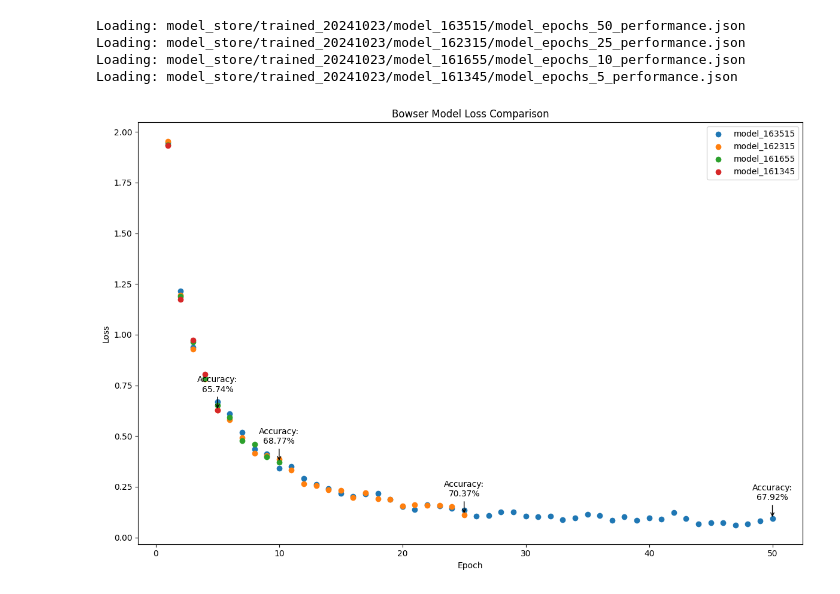
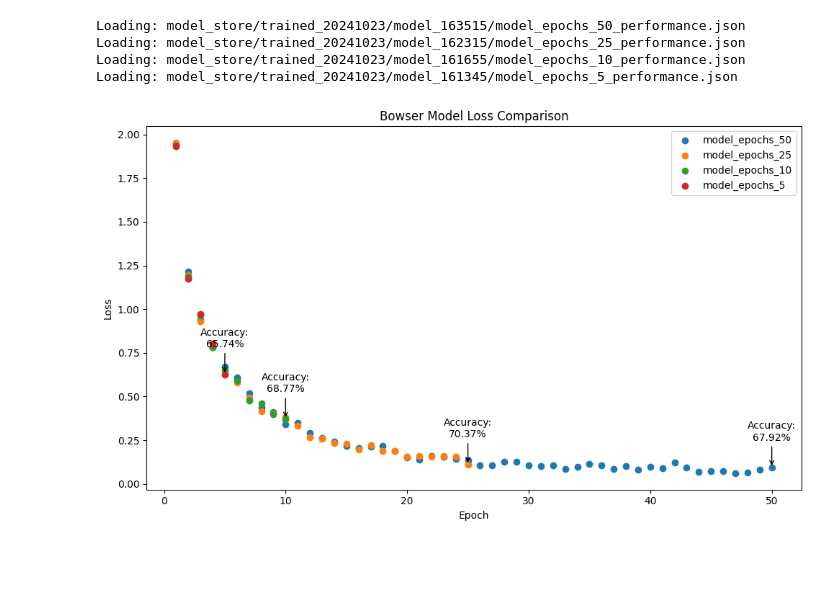
Before and after one commit to kqualben/bowser, a Jupyter notebook: view_performance.ipynb, the cells around one changed output. Saved outputs shown, nothing was run; the diff lists cells and outputs as text; code cells hidden in the pictures; blank space fills up the shorter version.

```diff
--- a/view_performance.ipynb
+++ b/view_performance.ipynb
@@ -20,32 +5,34 @@ paths
+# %%
+models = get_models()
 # %%
 model_avg_losses = {}
-for label in paths:
-    model_perf = open_json(paths[label])
+for label in models:
+    model_perf = open_json(f"{models[label]}_performance.json")
     epoch_avg_loss = []
     for  epoch in [x for x in model_perf.keys() if 'epoch' in x.lower()]:
         epoch_avg_loss.append(model_perf[epoch]['avg_loss'])
     accuracy = (100*sum(model_perf['correct']))/sum(model_perf['total'])
     model_avg_losses[label] = {'loss':epoch_avg_loss, 'accuracy':accuracy}
 
-fig, ax = plt.subplots(figsize=(12,8))
+fig, ax = plt.subplots(figsize=(10, 6))
 for label in model_avg_losses:
     total_loss = model_avg_losses[label]['loss']
     acc = model_avg_losses[label]['accuracy']
     epoch_range = range(1,len(total_loss)+1)
     plt.scatter(x = epoch_range, y = total_loss , label=f"{label}")
-    ax.annotate(f'Accuracy:\n{acc:.2f}%', xy= (epoch_range[-1], total_loss[-1]), xytext=(0, 20), textcoords='offset points', arrowprops=dict(facecolor='black', arrowstyle="->"),
+    ax.annotate(f'Accuracy:\n{acc:.2f}%', xy= (epoch_range[-1], total_loss[-1]), xytext=(0, 25), textcoords='offset points', arrowprops=dict(facecolor='black', arrowstyle="->"),
             horizontalalignment='center', verticalalignment='bottom')
 ax.set_xlabel('Epoch')
 ax.set_ylabel('Loss')
 plt.legend()
 plt.title('Bowser Model Loss Comparison')
 fig.tight_layout()
 plt.show()
 # %% [output]
 Loading: model_store/trained_20241023/model_163515/model_epochs_50_performance.json
 Loading: model_store/trained_20241023/model_162315/model_epochs_25_performance.json
 Loading: model_store/trained_20241023/model_161655/model_epochs_10_performance.json
 Loading: model_store/trained_20241023/model_161345/model_epochs_5_performance.json
-[figure, old version]
+[figure, new version]
 # %%
 model_losses = {}
```
Also changed, not shown: parts of 3 cells of this notebook.
